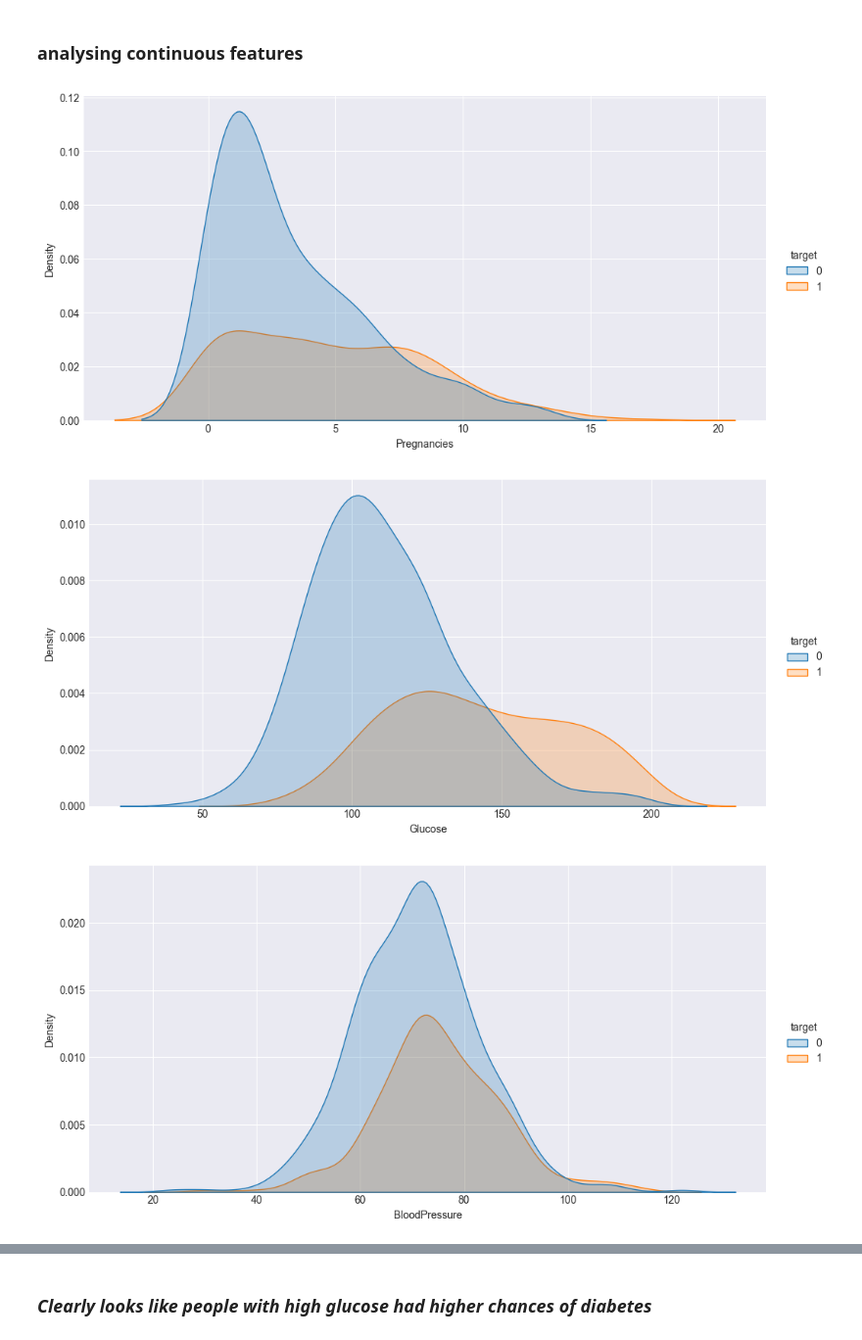
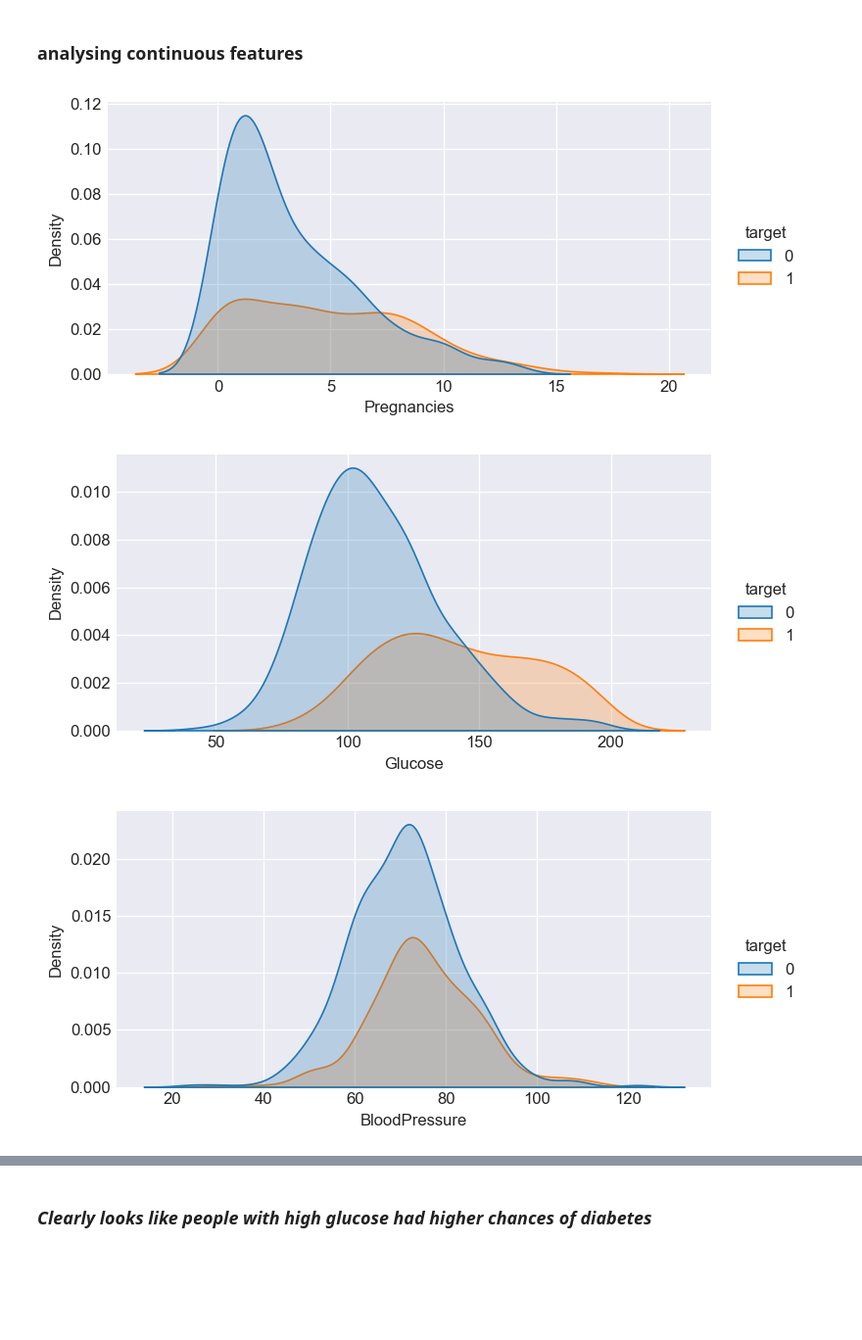
Before and after one commit to afzalmp40/ML-Basic, a Jupyter notebook: Supervised/pima diabetes using pipelines/PIMA diabetes using pipelines.ipynb, the cells around one changed output, grey strips where cells are left out. Shown at 98% size. Drawn from its saved outputs; the diff is of its cells as text; code cells hidden in the pictures; blank space fills up the shorter version.

```diff
--- a/Supervised/pima diabetes using pipelines/PIMA diabetes using pipelines.ipynb
+++ b/Supervised/pima diabetes using pipelines/PIMA diabetes using pipelines.ipynb
@@ -454,16 +454,16 @@ plt.show()
 # %%
 for col in df.drop(columns='target', axis=1).columns:
 
     plot=sns.displot(
         data=df,
         x=col,
         hue='target',
         kind='kde',
-        aspect=2, fill=True
+        aspect=2, fill=True, height=3
     )
 
-    plot.fig.dpi=100
+    plot.fig.dpi=120
 # %% [output]
-[figure, old version]
+[figure, new version]
-[figure, old version]
+[figure, new version]
-[figure, old version]
+[figure, new version]
```
Also changed, not shown: parts of 9 cells of this notebook.
